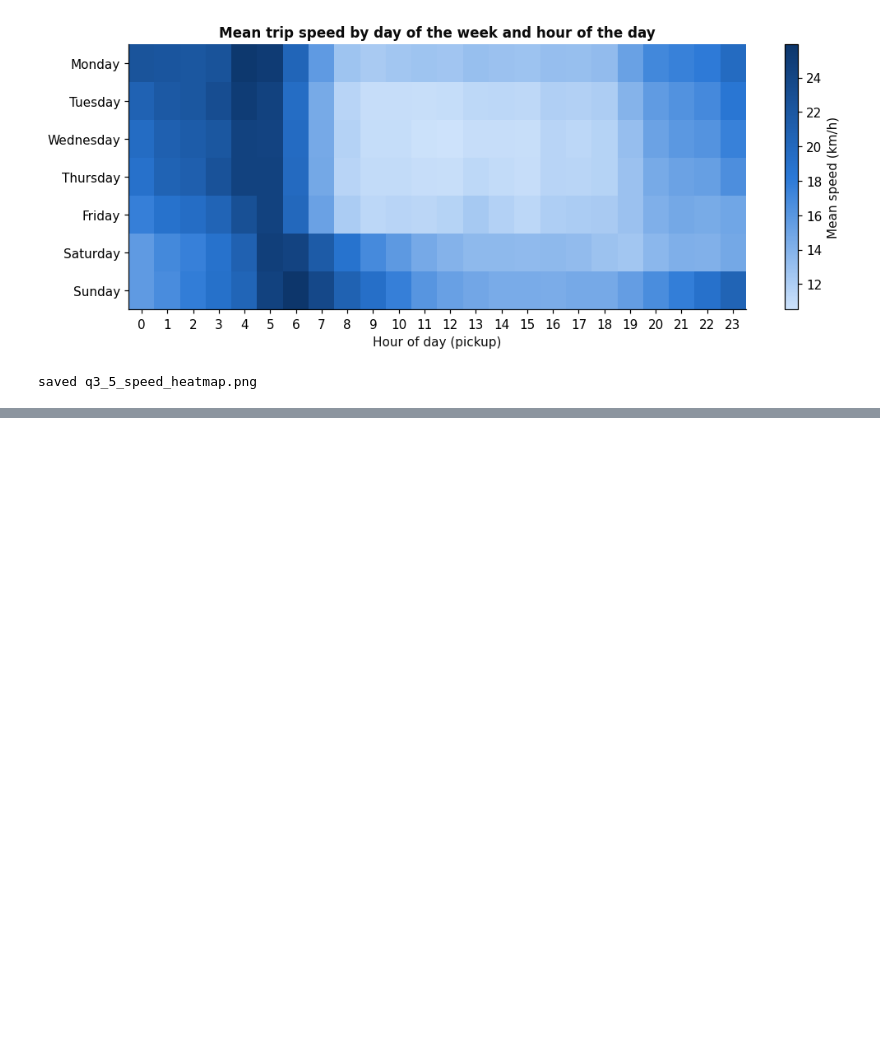
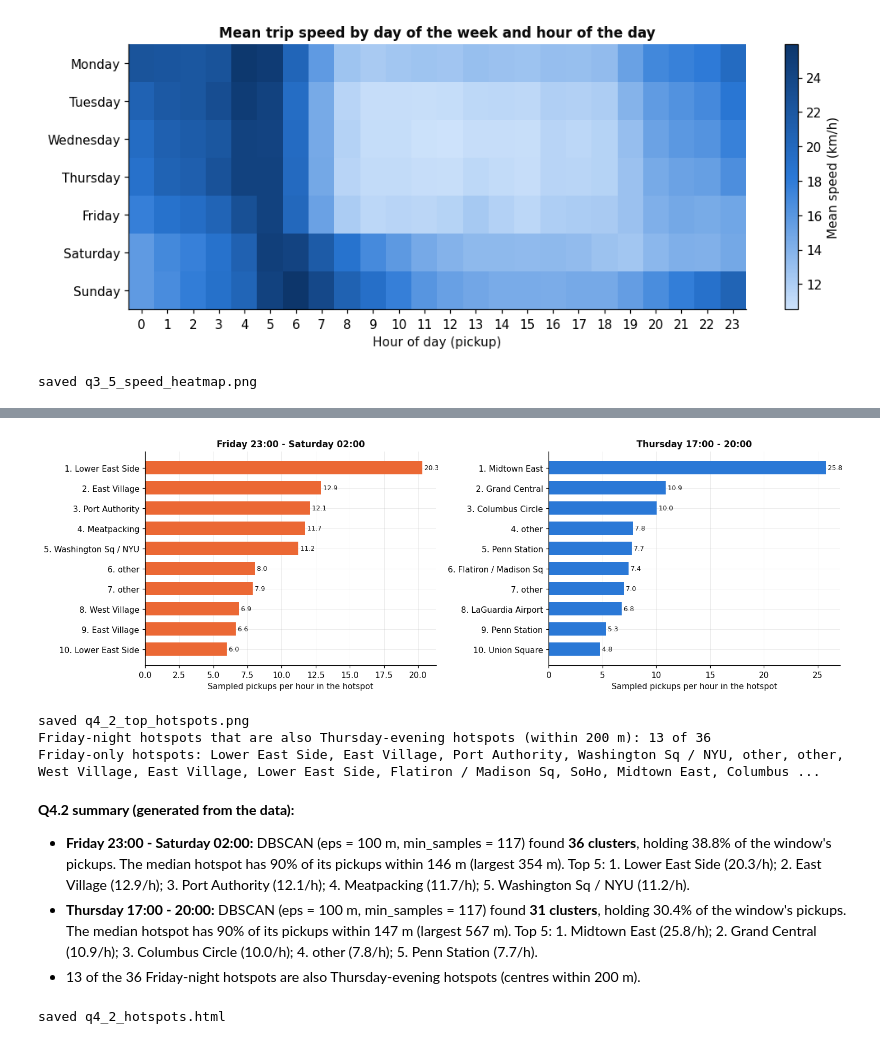
Before and after one commit to Michelle-Aluwani/DVE_Assignment_2, a Jupyter notebook: assignment2.ipynb, the cells around one changed output, grey strips where cells are left out. Saved outputs shown, nothing was run; the diff lists cells and outputs as text; code cells hidden in the pictures; blank space fills up the shorter version.

```diff
--- a/assignment2.ipynb
+++ b/assignment2.ipynb
@@ -664,0 +1251,65 @@ saved q3_5_speed_heatmap.png
+# %%
+# Top 10 hotspots in each window, ranked by pickups per hour
+fig, axes = plt.subplots(1, 2, figsize=(14, 4.6))
+for ax, name in zip(axes, WINDOWS):
+    t = hotspots[name].head(10).iloc[::-1]
+    labels = [f"{i}. {p.split(' (')[0]}" for i, p in zip(t.index, t.nearest_place)]
+    ax.barh(labels, t.pickups_per_hour, color=ORANGE if "Friday" in name else BLUE, height=0.65)
+    for k, v in enumerate(t.pickups_per_hour):
+        ax.text(v, k, f" {v:.1f}", va="center", fontsize=8)
+    ax.set_xlabel("Sampled pickups per hour in the hotspot")
+    ax.set_title(name)
+fig.tight_layout()
+save(fig, "q4_2_top_hotspots.png")
+
+# Which hotspots appear in both windows? (centres less than 200 m apart)
+fa, th = hotspots["Friday 23:00 - Saturday 02:00"], hotspots["Thursday 17:00 - 20:00"]
+pairs = []
+for i, r in fa.iterrows():
+    d = haversine_np(th.lon.values, th.lat.values, r.lon, r.lat)
+    j = int(np.argmin(d))
+    pairs.append({"friday_hotspot": i, "place": r.nearest_place.split(" (")[0],
+                  "closest_thursday_hotspot": th.index[j], "distance_m": int(d[j] * 1000), "in_both": d[j] < 0.2})
+pairs = pd.DataFrame(pairs)
+print(f"Friday-night hotspots that are also Thursday-evening hotspots (within 200 m): "
+      f"{int(pairs.in_both.sum())} of {len(fa)}")
+print("Friday-only hotspots:", ", ".join(pairs.loc[~pairs.in_both, "place"].head(15)))
+
+lines = ["**Q4.2 summary (generated from the data):**", ""]
+for name in WINDOWS:
+    t = hotspots[name]
+    ms = int(np.ceil(RATE * win_hours[name]))
+    share = t.pickups.sum() / win_pts[name].w.sum() * 100
+    top = "; ".join(f"{i}. {p.split(' (')[0]} ({r:.1f}/h)" for i, p, r in zip(t.index[:5], t.nearest_place[:5], t.pickups_per_hour[:5]))
+    lines.append(f"* **{name}:** DBSCAN (eps = {EPS_M} m, min_samples = {ms}) found **{len(t)} clusters**, holding "
+                 f"{share:.1f}% of the window's pickups. The median hotspot has 90% of its pickups within "
+                 f"{int(t['radius_90%_m'].median())} m (largest {int(t['radius_90%_m'].max())} m). Top 5: {top}.")
+lines.append(f"* {int(pairs.in_both.sum())} of the {len(fa)} Friday-night hotspots are also Thursday-evening hotspots (centres within 200 m).")
+display(Markdown("\n".join(lines)))
+# %% [output]
+[figure, added]
+saved q4_2_top_hotspots.png
+Friday-night hotspots that are also Thursday-evening hotspots (within 200 m): 13 of 36
+Friday-only hotspots: Lower East Side, East Village, Port Authority, Washington Sq / NYU, other, other, West Village, East Village, Lower East Side, Flatiron / Madison Sq, SoHo, Midtown East, Columbus ...
+**Q4.2 summary (generated from the data):**
+
+* **Friday 23:00 - Saturday 02:00:** DBSCAN (eps = 100 m, min_samples = 117) found **36 clusters**, holding 38.8% of the window's pickups. The median hotspot has 90% of its pickups within 146 m (largest 354 m). Top 5: 1. Lower East Side (20.3/h); 2. East Village (12.9/h); 3. Port Authority (12.1/h); 4. Meatpacking (11.7/h); 5. Washington Sq / NYU (11.2/h).
+* **Thursday 17:00 - 20:00:** DBSCAN (eps = 100 m, min_samples = 117) found **31 clusters**, holding 30.4% of the window's pickups. The median hotspot has 90% of its pickups within 147 m (largest 567 m). Top 5: 1. Midtown East (25.8/h); 2. Grand Central (10.9/h); 3. Columbus Circle (10.0/h); 4. other (7.8/h); 5. Penn Station (7.7/h).
+* 13 of the 36 Friday-night hotspots are also Thursday-evening hotspots (centres within 200 m).
+# %%
+# Interactive map of both windows (open q4_2_hotspots.html in a browser and switch layers on/off)
+m = folium.Map(location=[40.74, -73.98], zoom_start=13, tiles="cartodbpositron")
+for name, colour in [("Friday 23:00 - Saturday 02:00", ORANGE), ("Thursday 17:00 - 20:00", BLUE)]:
+    fg = folium.FeatureGroup(name=f"{name} ({len(hotspots[name])} hotspots)")
+    for i, r in hotspots[name].iterrows():
+        folium.Circle(location=[r.lat, r.lon], radius=max(r["radius_90%_m"], 25), color=colour, weight=2,
+                      fill=True, fill_opacity=0.35,
+                      popup=folium.Popup(f"<b>{name}</b><br>Hotspot {i}: {r.nearest_place}<br>"
+                                         f"{r.pickups} pickups ({r.pickups_per_hour} per hour)<br>"
+                                         f"90% of pickups within {r['radius_90%_m']} m", max_width=260)).add_to(fg)
+    fg.add_to(m)
+folium.LayerControl(collapsed=False).add_to(m)
+m.save("q4_2_hotspots.html")
+print("saved q4_2_hotspots.html")
+# %% [output]
+saved q4_2_hotspots.html
```
Also changed, not shown: parts of 28 cells of this notebook.
